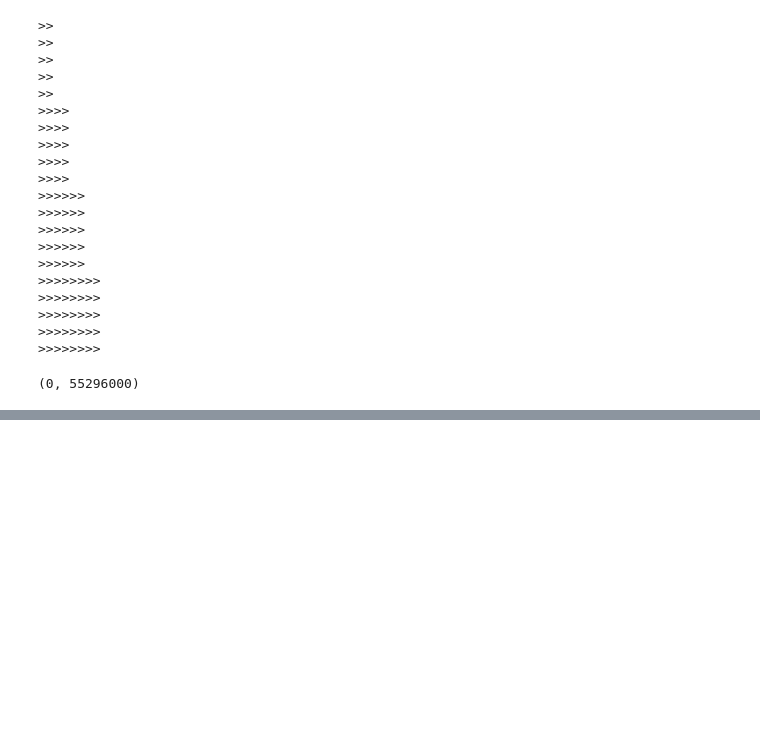
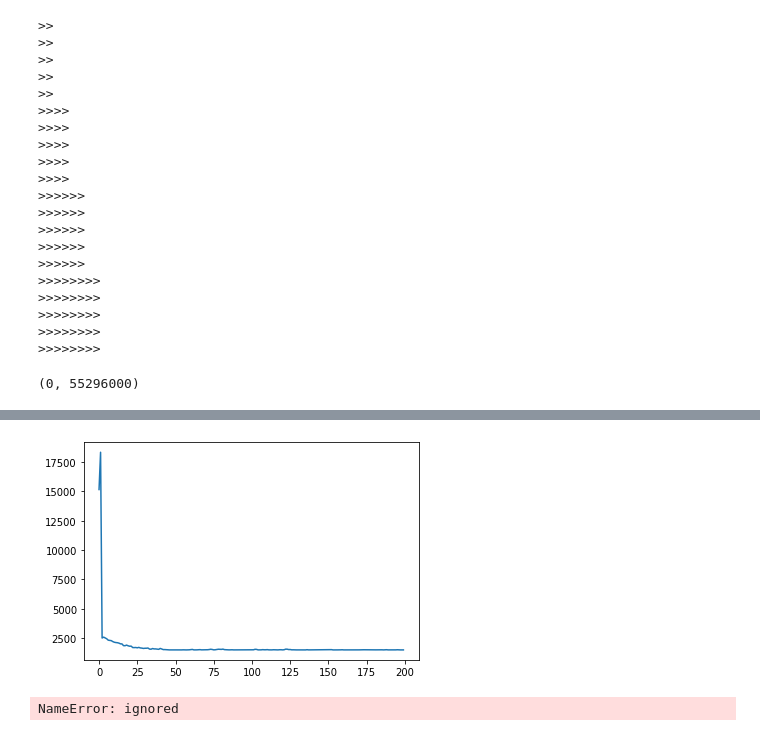
Before and after one commit to elishatofunmi/super-resolutor, a Jupyter notebook: data_and_model.ipynb, the cells around one changed output, grey strips where cells are left out. Drawn from its saved outputs; the diff is of its cells as text; code cells hidden in the pictures; blank space fills up the shorter version.

```diff
--- a/data_and_model.ipynb
+++ b/data_and_model.ipynb
@@ -303,0 +293,10 @@ len(one_one)
+# %%
+import keras
+from keras.models import Sequential
+from keras.layers import Dense# Neural network
+model = Sequential()
+model.add(Dense(100, input_dim=1, activation='relu'))
+model.add(Dense(500, activation='relu'))
+model.add(Dense(200, activation='relu'))
+model.add(Dense(100, activation='relu'))
+model.add(Dense(4, activation = None))
@@ -303,0 +324,10 @@ len(one_one)
+# %%
+from sklearn.model_selection import train_test_split
+
+x_train, x_test, y_train, y_test = train_test_split(input_data, output_data, test_size = 0.30, random_state = 42)
+# %%
+from keras.optimizers import SGD
+sgd = SGD(lr = 0.001)
+model.compile(loss='mean_squared_error', optimizer=sgd, metrics=['mse','mae', 'mape', 'cosine'])
+# %%
+history = model.fit(x_train, y_train, epochs = 50, batch_size = 10000)
@@ -303,0 +360,9 @@ len(one_one)
+# %%
+from matplotlib import pyplot
+pyplot.plot(history.history['mean_squared_error'])
+
+pyplot.show()
+pyplot.savefig('mean squared error with learning rate = 0.01 sgd.jpg')
+# %% [output]
+[figure, added]
+NameError: ignored
```
Also changed, not shown: parts of 15 cells of this notebook.
